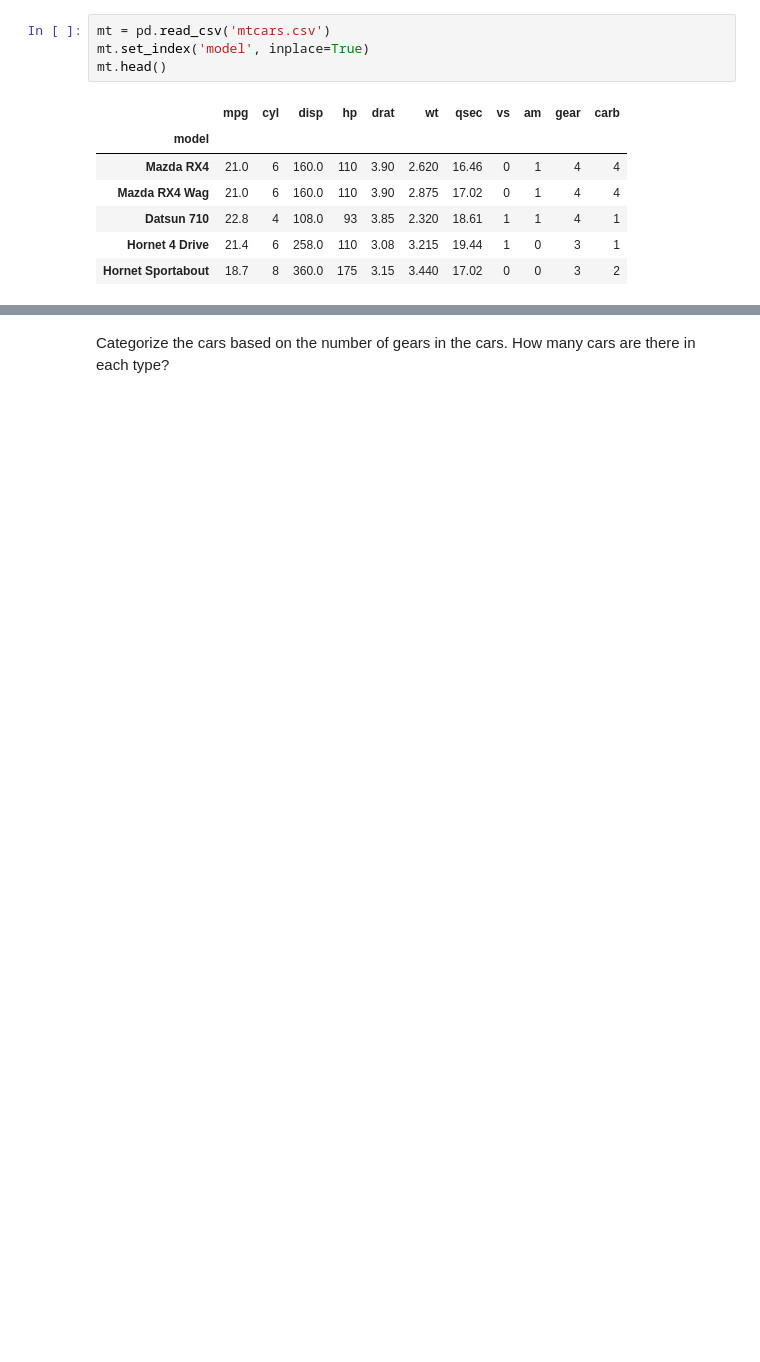
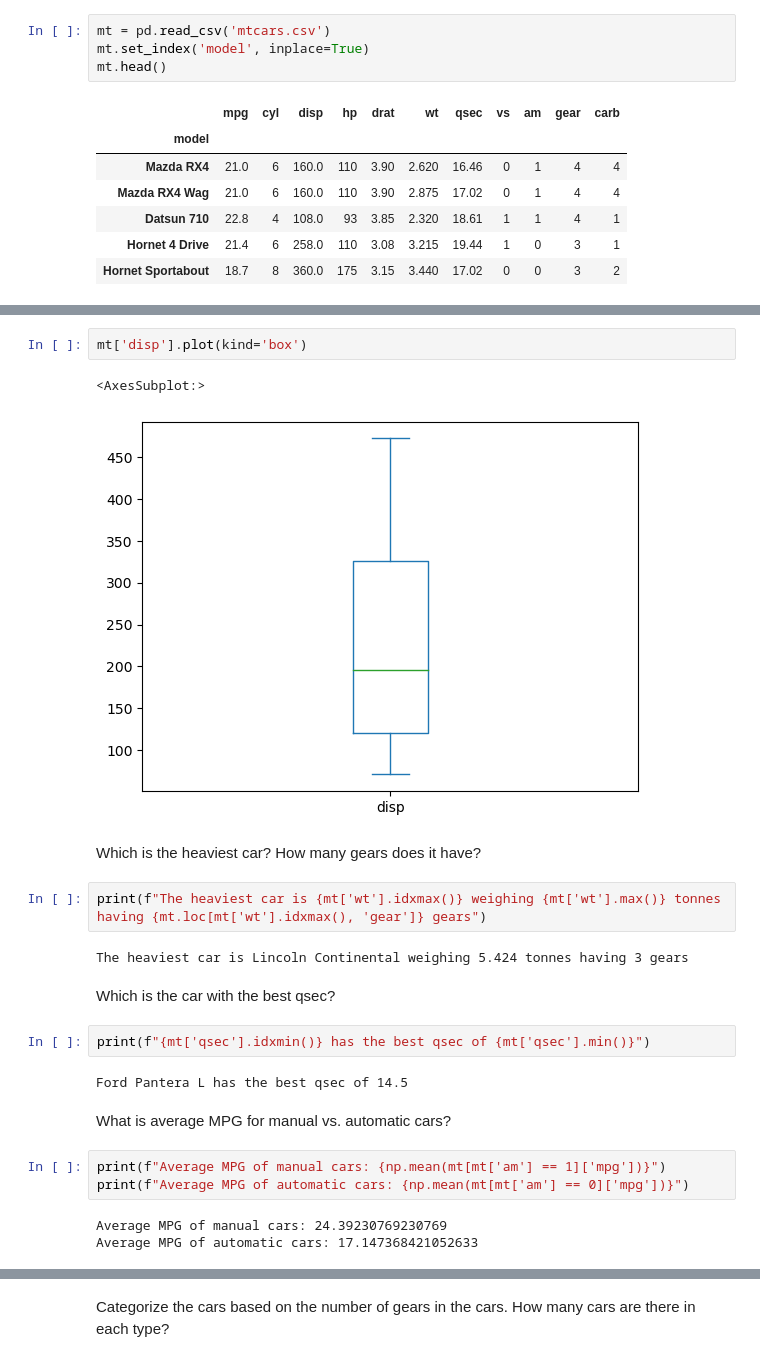
Before and after one commit to adarshinaganti/sem2, a Jupyter notebook: dav/Week6.ipynb, the cells around one changed output, grey strips where cells are left out. Cells and saved outputs as stored; diff of their text form; blank space fills up the shorter version.

```diff
--- a/dav/Week6.ipynb
+++ b/dav/Week6.ipynb
@@ -26,0 +66,25 @@ mt.head()
+# %%
+mt['disp'].plot(kind='box')
+# %% [output]
+<AxesSubplot:>
+[figure, added]
+# %% [markdown]
+Which is the heaviest car? How many gears does it have?
+# %%
+print(f"The heaviest car is {mt['wt'].idxmax()} weighing {mt['wt'].max()} tonnes having {mt.loc[mt['wt'].idxmax(), 'gear']} gears")
+# %% [output]
+The heaviest car is Lincoln Continental weighing 5.424 tonnes having 3 gears
+# %% [markdown]
+Which is the car with the best qsec?
+# %%
+print(f"{mt['qsec'].idxmin()} has the best qsec of {mt['qsec'].min()}")
+# %% [output]
+Ford Pantera L has the best qsec of 14.5
+# %% [markdown]
+What is average MPG for manual vs. automatic cars?
+# %%
+print(f"Average MPG of manual cars: {np.mean(mt[mt['am'] == 1]['mpg'])}")
+print(f"Average MPG of automatic cars: {np.mean(mt[mt['am'] == 0]['mpg'])}")
+# %% [output]
+Average MPG of manual cars: 24.39230769230769
+Average MPG of automatic cars: 17.147368421052633
```
Also changed, not shown: parts of 63 cells of this notebook, 2 other files.
